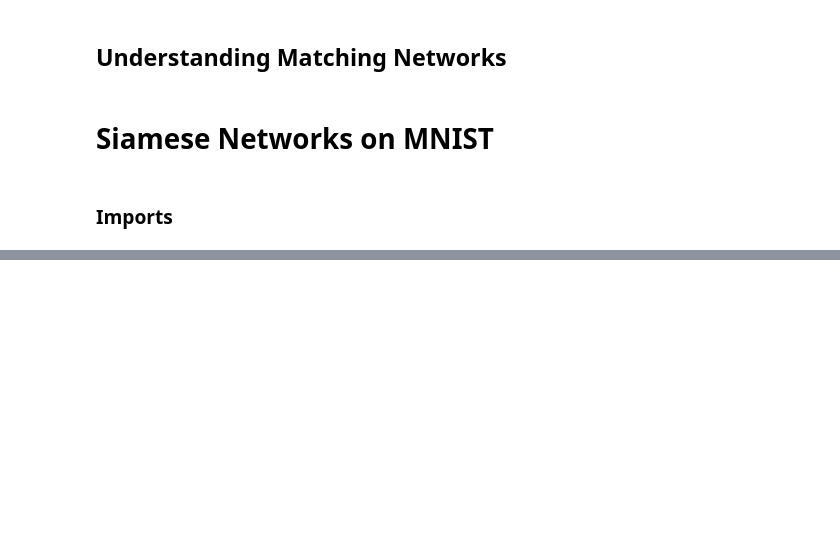
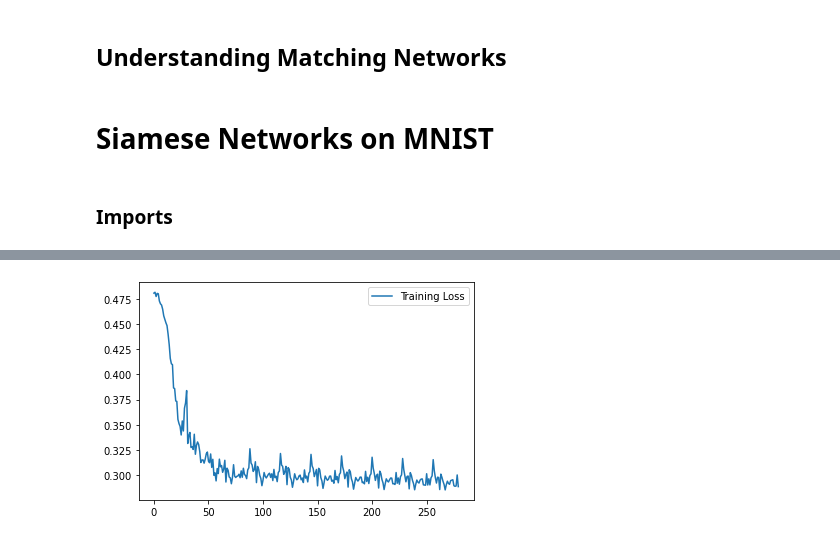
Before and after one commit to walzter/Books, a Jupyter notebook: one_shot_learning/Section_2_Deep_Learning_Architectures.ipynb, the cells around one changed output, grey strips where cells are left out. Saved outputs shown, nothing was run; the diff lists cells and outputs as text; code cells hidden in the pictures; blank space fills up the shorter version.

Commit message:
Finished SiameseNetwork implementation

```diff
--- a/one_shot_learning/Section_2_Deep_Learning_Architectures.ipynb
+++ b/one_shot_learning/Section_2_Deep_Learning_Architectures.ipynb
@@ -319,12 +304,24 @@ class SiameseDataset(object):
 # we pass a transform
 transf = transforms.Compose([transforms.ToTensor()])
 
-# lets look at the data
+# lets get the data
 train = datasets.MNIST('./data',train=True, download=True)
 test = datasets.MNIST('./data',train=False, download=True,transform=transf)
 
-# we create a sample of random indices
 # we will use a random choice from the training labels
 indices = np.random.choice(len(train.targets),2000,replace=False)
+
 # now the same for the testing data
 indices_test = np.random.choice(len(test.targets),100,replace=False)
+
+# masking the Train Data
+Xtrain_mask = train.data[indices]
+Ytrain_mask = train.targets[indices]
+
+# Test Data
+Xtest_mask = train.data[indices_test]
+Ytest_mask = train.targets[indices_test]
+
+# make the loaders
+train_loader = make_data_loader(Xtrain_mask, Ytrain_mask, batch_size = BATCH_SIZE, shuffle=SHUFFLE)
+test_loader = make_data_loader(Xtest_mask, Ytest_mask, batch_size=BATCH_SIZE, shuffle=SHUFFLE)
@@ -369,0 +332,14 @@ class SiameseNetwork(nn.Module):
+# %%
+# Model Parameters
+LEARNING_RATE = 0.01
+MOMENTUM = 0.9
+EPOCHS = 10
+
+# instantiate the model
+model = SiameseNetwork2()
+# optimizer & criterion
+criterion = ContrastiveLoss()
+#criteria = contrastive_loss_function
+optimizer = torch.optim.SGD(model.parameters(),
+                            lr=LEARNING_RATE,
+                            momentum=MOMENTUM)
@@ -369,0 +348,8 @@ class SiameseNetwork(nn.Module):
+# %%
+train_loss = train_model(EPOCHS,
+                      model,
+                      loader=train_loader,
+                      criteria=criterion,
+                      optim=optimizer,
+                      batch_size=BATCH_SIZE,
+                      debug_batch=True)
@@ -369,0 +367,5 @@ class SiameseNetwork(nn.Module):
+# %%
+# plot
+plot_loss(train_loss, label='Training Loss')
+# %% [output]
+[figure, added]
```
Also changed, not shown: parts of 20 cells of this notebook, 7 other files.
